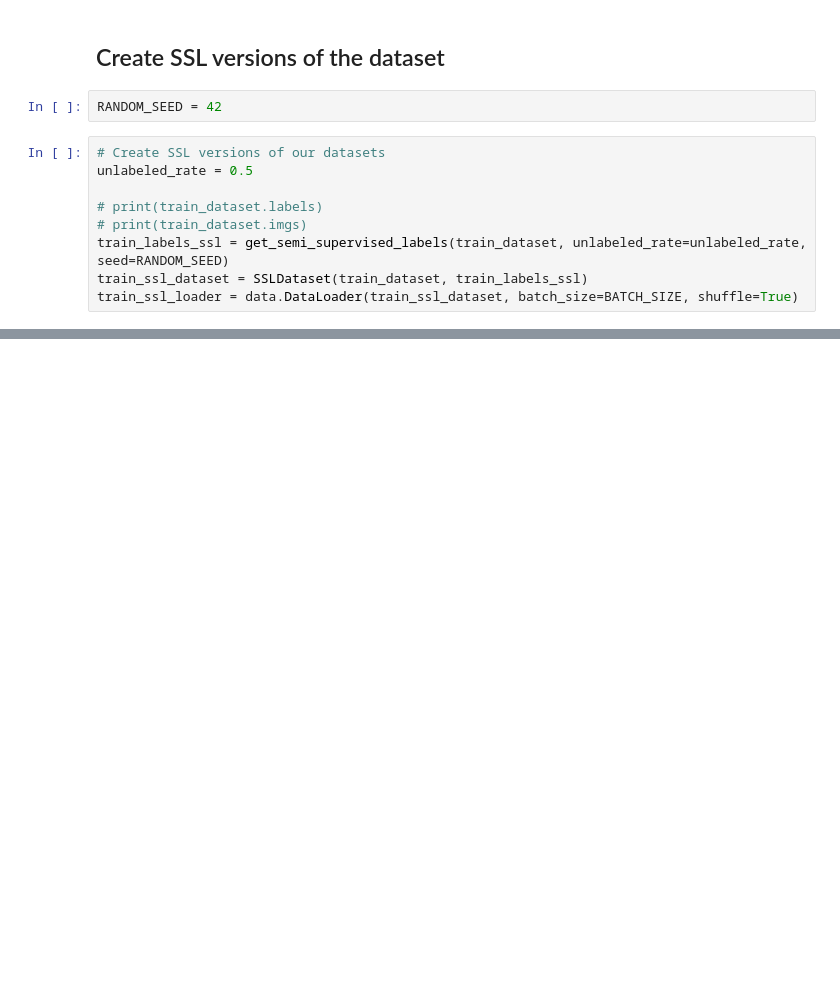
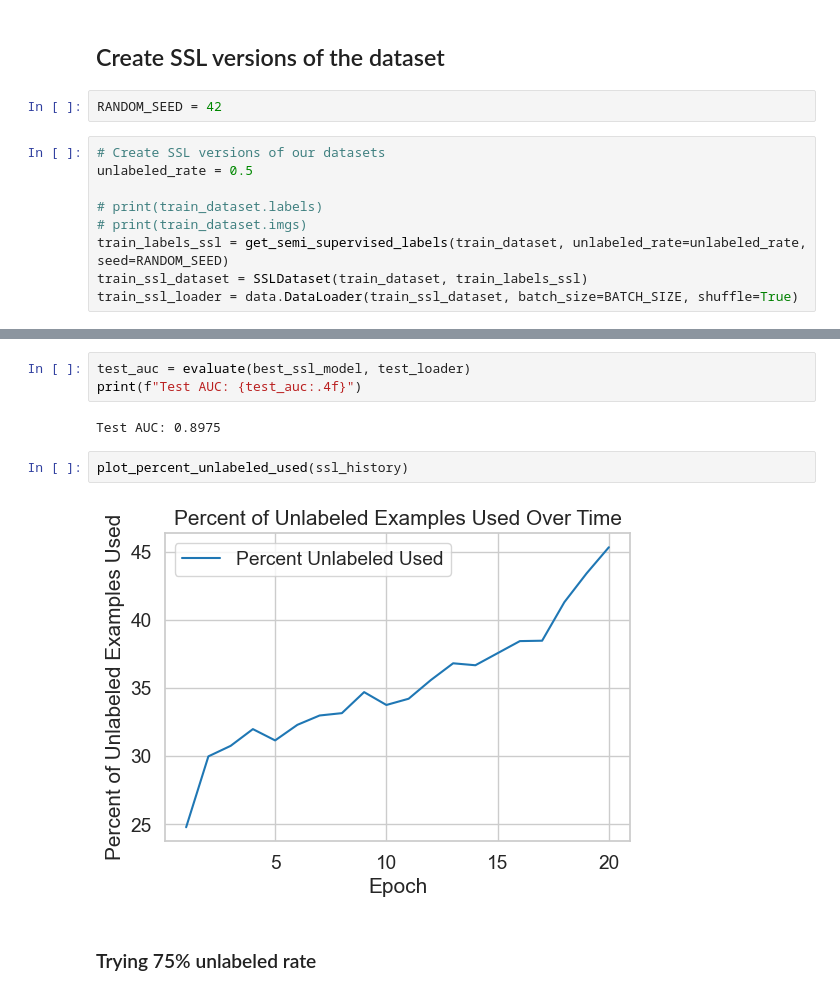
Before and after one commit to behrensm03/bdl-ssl, a Jupyter notebook: nonbayes_cnn_baseline.ipynb, the cells around one changed output, grey strips where cells are left out. Saved outputs shown, nothing was run; the diff lists cells and outputs as text; blank space fills up the shorter version.

```diff
--- a/nonbayes_cnn_baseline.ipynb
+++ b/nonbayes_cnn_baseline.ipynb
@@ -186,0 +186,11 @@ train_history
+# %%
+test_auc = evaluate(best_ssl_model, test_loader)
+print(f"Test AUC: {test_auc:.4f}")
+# %% [output]
+Test AUC: 0.8975
+# %%
+plot_percent_unlabeled_used(ssl_history)
+# %% [output]
+[figure, added]
+# %% [markdown]
+### Trying 75% unlabeled rate
```
Also changed, not shown: parts of 26 cells of this notebook, 3 other files.
